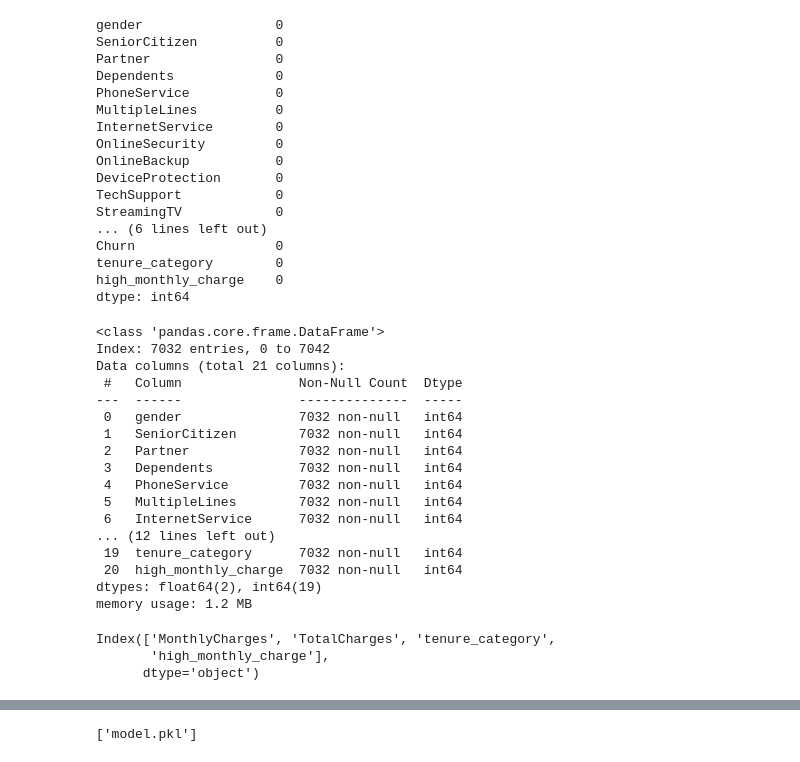
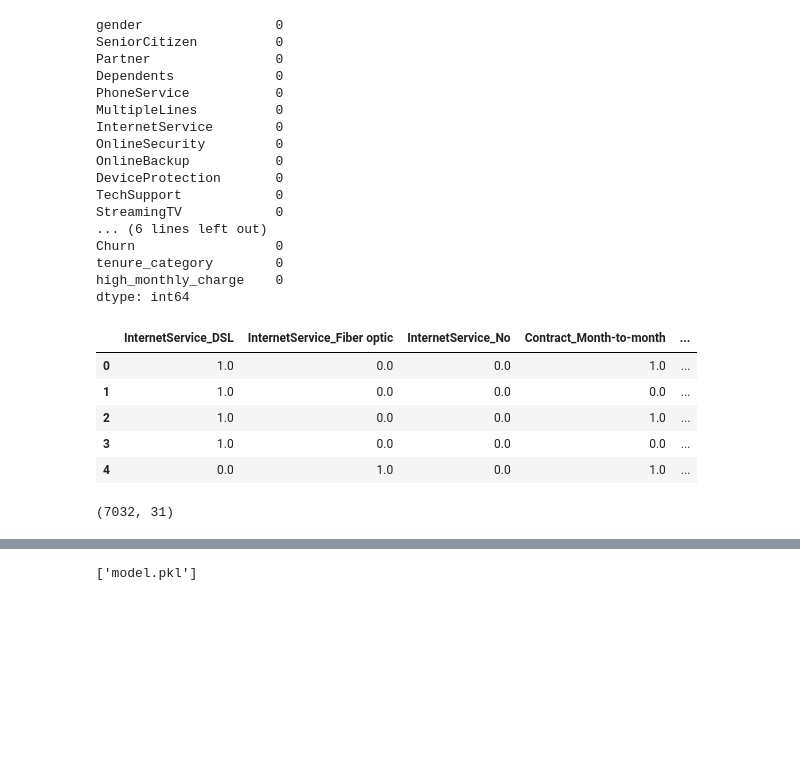
Before and after one commit to Nkjha12/Churn-Prediction, a Jupyter notebook: TCL_assignment.ipynb, the cells around one changed output, grey strips where cells are left out. Drawn from its saved outputs; the diff is of its cells as text; code cells hidden in the pictures; blank space fills up the shorter version.

```diff
--- a/TCL_assignment.ipynb
+++ b/TCL_assignment.ipynb
@@ -378,27 +320,49 @@ for column in Categorical_columns:
-# %%
-data.info()
-# %% [output]
-<class 'pandas.core.frame.DataFrame'>
-Index: 7032 entries, 0 to 7042
-Data columns (total 21 columns):
- #   Column               Non-Null Count  Dtype
----  ------               --------------  -----
- 0   gender               7032 non-null   int64
- 1   SeniorCitizen        7032 non-null   int64
- 2   Partner              7032 non-null   int64
- 3   Dependents           7032 non-null   int64
- 4   PhoneService         7032 non-null   int64
- 5   MultipleLines        7032 non-null   int64
- 6   InternetService      7032 non-null   int64
-... (12 lines left out)
- 19  tenure_category      7032 non-null   int64
- 20  high_monthly_charge  7032 non-null   int64
-dtypes: float64(2), int64(19)
-memory usage: 1.2 MB
-# %%
-Numerical_columns
-# %% [output]
-Index(['MonthlyCharges', 'TotalCharges', 'tenure_category',
-       'high_monthly_charge'],
-      dtype='object')
+# %%
+from sklearn.preprocessing import OrdinalEncoder, OneHotEncoder
+from sklearn.compose import ColumnTransformer
+
+# Adjusted column groups for encoding
+binary_cols = [
+    'gender', 'SeniorCitizen', 'Partner', 'Dependents', 'PhoneService','MultipleLines',
+    'OnlineSecurity', 'OnlineBackup', 'DeviceProtection', 'TechSupport',
+    'StreamingTV', 'StreamingMovies',  'PaperlessBilling', 'Churn'
+]
+one_hot_encode_cols = ['InternetService','Contract', 'PaymentMethod', 'tenure_category']
+
+# Define ColumnTransformer with OrdinalEncoder for binary columns and OneHotEncoder for nominal columns
+preprocessor = ColumnTransformer(
+    transformers=[
+        ('onehot', OneHotEncoder(), one_hot_encode_cols),
+        ('ordinal', OrdinalEncoder(), binary_cols)
+    ],
+    remainder='passthrough'
+)
+
+# Apply the ColumnTransformer
+data_encoded = preprocessor.fit_transform(data)
+
+# Get feature names from both transformers
+one_hot_columns = preprocessor.named_transformers_['onehot'].get_feature_names_out(one_hot_encode_cols)
+binary_columns = binary_cols
+numeric_columns = ['MonthlyCharges', 'TotalCharges', 'high_monthly_charge']
+
+# Combining column names
+final_columns_adjusted = list(one_hot_columns) + binary_columns + numeric_columns
+
+# Create the final DataFrame with updated column names
+data_encoded = pd.DataFrame(data_encoded, columns=final_columns_adjusted)
+
+# Display the first few rows of the adjusted transformed DataFrame
+data_encoded.head()
+# %% [output]
+|  | InternetService_DSL | InternetService_Fiber optic | InternetService_No | Contract_Month-to-month | ... |
+| 0 | 1.0 | 0.0 | 0.0 | 1.0 | ... |
+| 1 | 1.0 | 0.0 | 0.0 | 0.0 | ... |
+| 2 | 1.0 | 0.0 | 0.0 | 1.0 | ... |
+| 3 | 1.0 | 0.0 | 0.0 | 0.0 | ... |
+| 4 | 0.0 | 1.0 | 0.0 | 1.0 | ... |
+# %%
+data_encoded.shape
+# %% [output]
+(7032, 31)
 # %%
```
Also changed, not shown: parts of 27 cells of this notebook, 2 other files.
